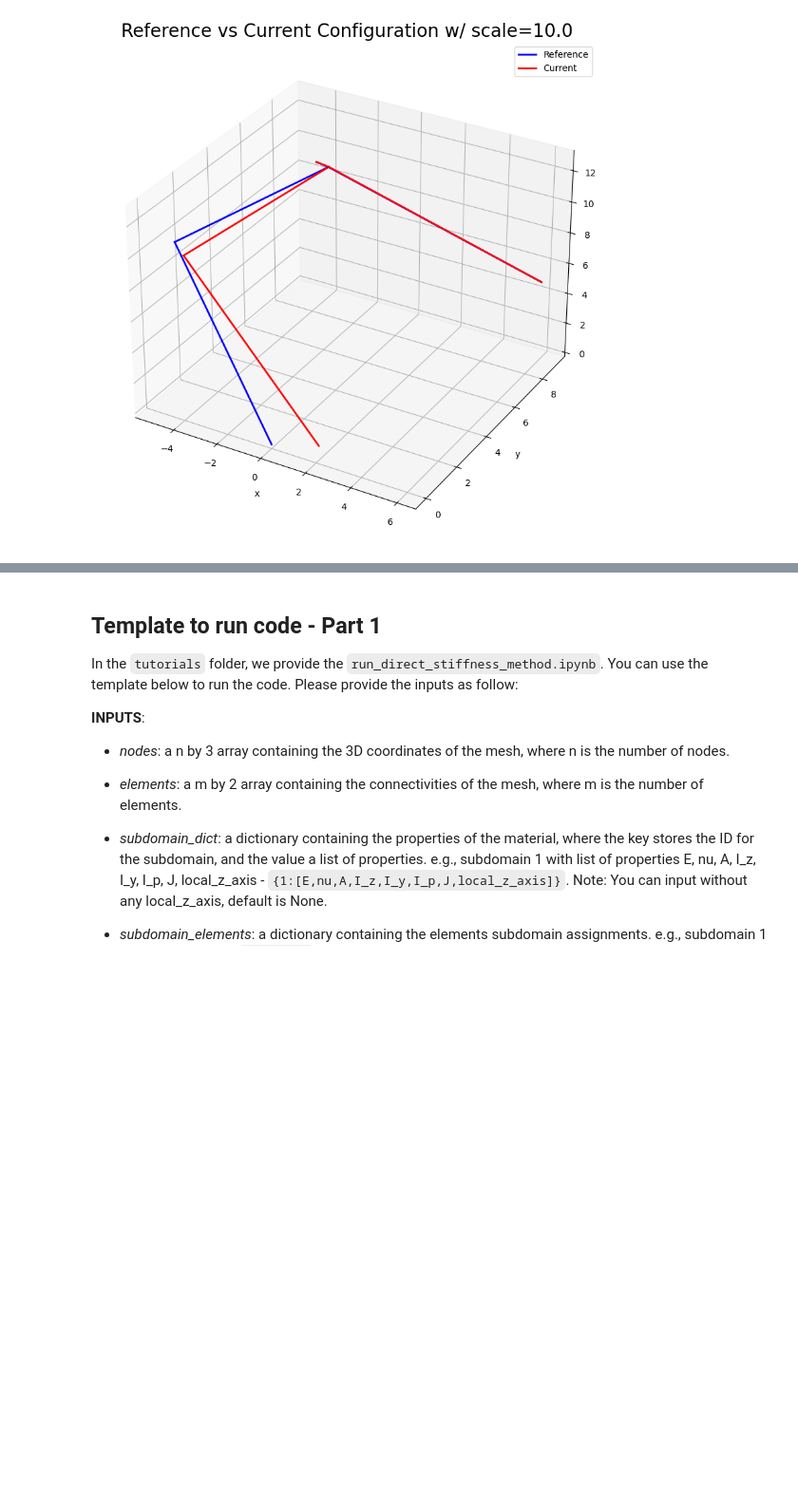
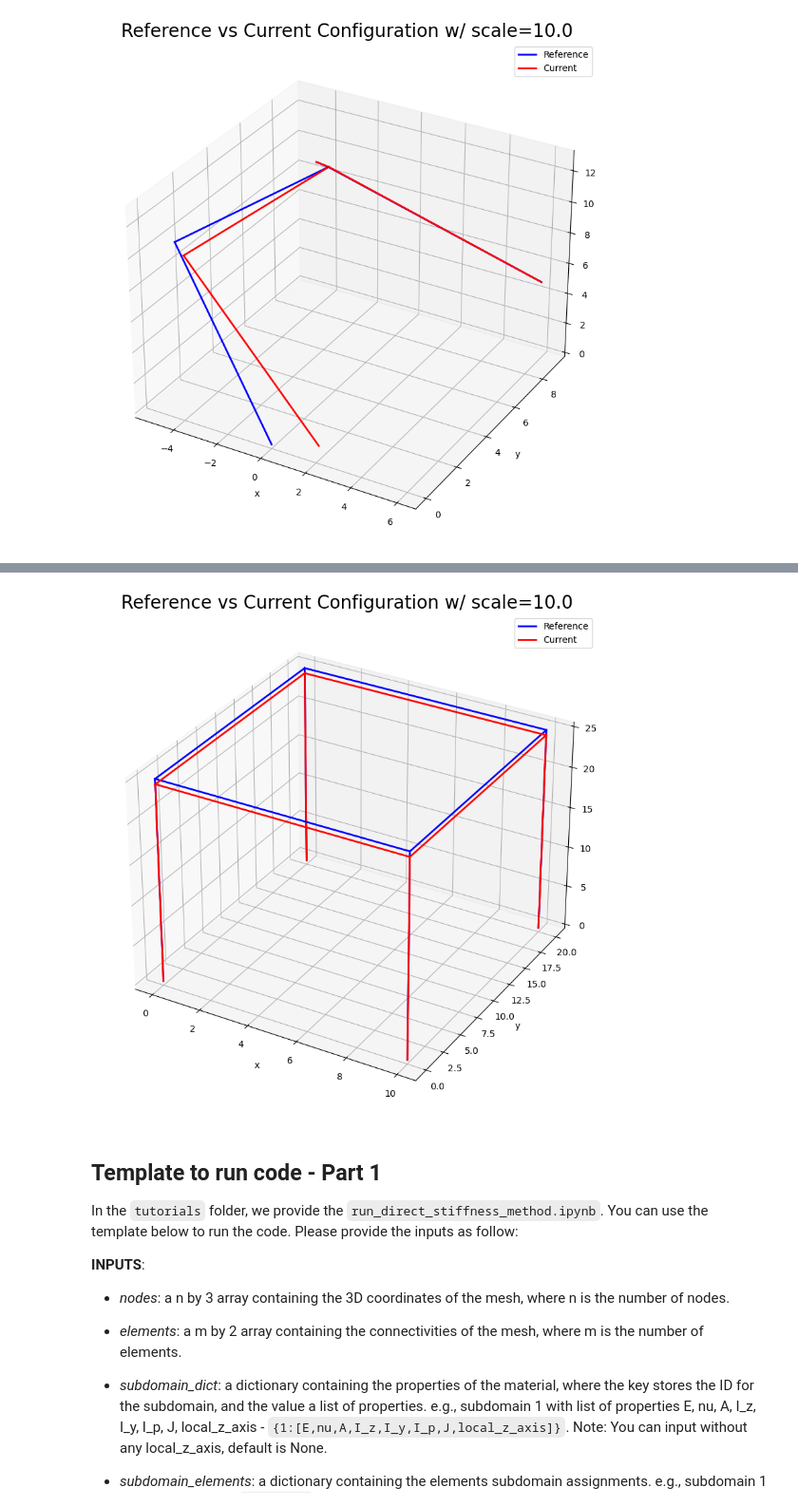
Before and after one commit to quan4444/me700_assignment2, a Jupyter notebook: tutorials/run_direct_stiffness_method.ipynb, the cells around one changed output, grey strips where cells are left out. Shown at 95% size. Drawn from its saved outputs; the diff is of its cells as text; code cells hidden in the pictures; blank space fills up the shorter version.

```diff
--- a/tutorials/run_direct_stiffness_method.ipynb
+++ b/tutorials/run_direct_stiffness_method.ipynb
@@ -174,0 +249,2 @@ Critical load = 0.9999999999999876
+# %%
+displacements,_=solver.generate_mesh_and_solve()
@@ -175,3 +269,7 @@ Critical load = 0.9999999999999876
+# %%
+solver.plot_deformed_structure(displacements,scale=10.0)
+# %% [output]
+[figure, added]
 # %% [markdown]
 ## Template to run code - Part 1
 
```
Also changed, not shown: parts of 8 cells of this notebook, 1 other file.
